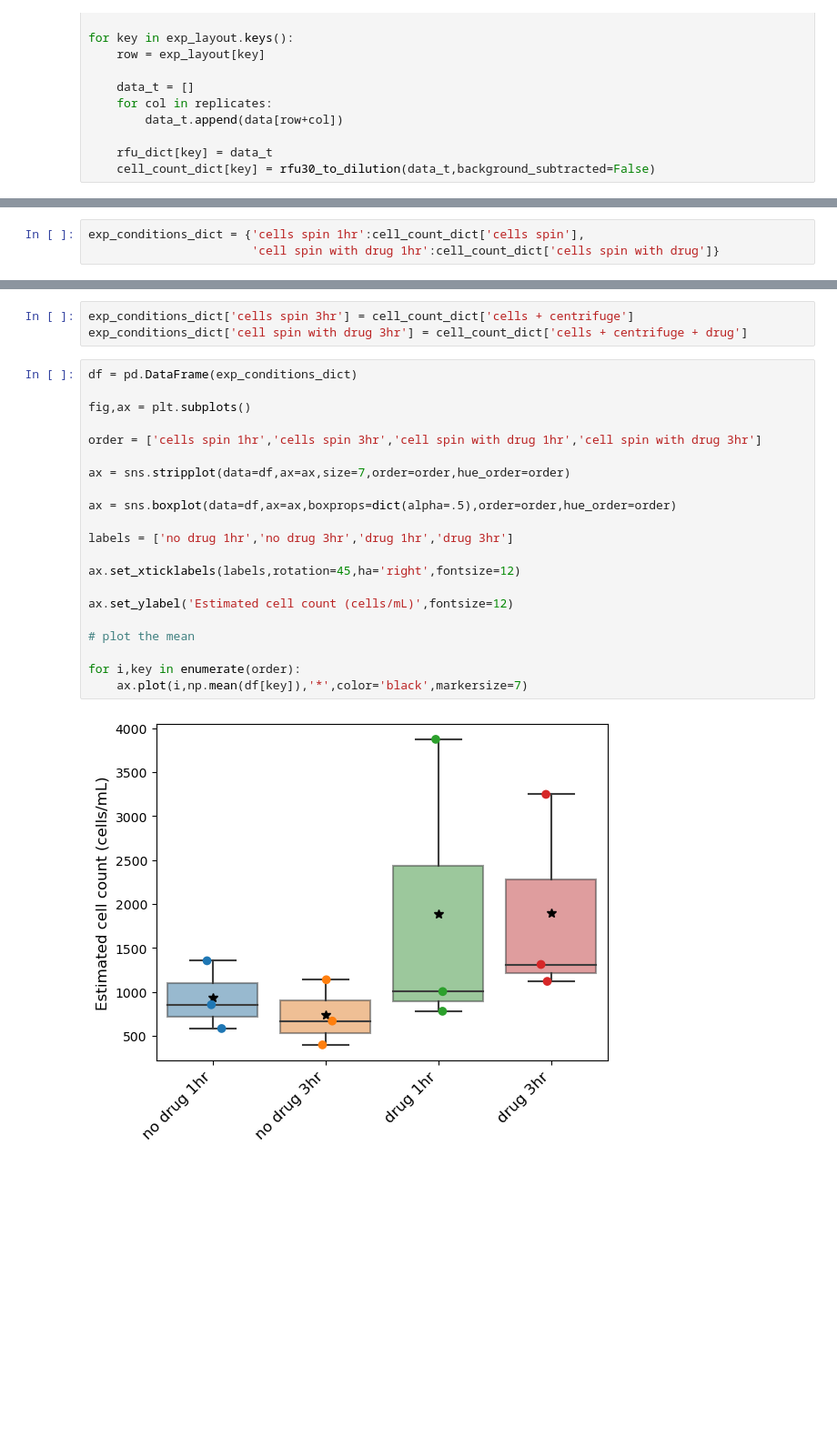
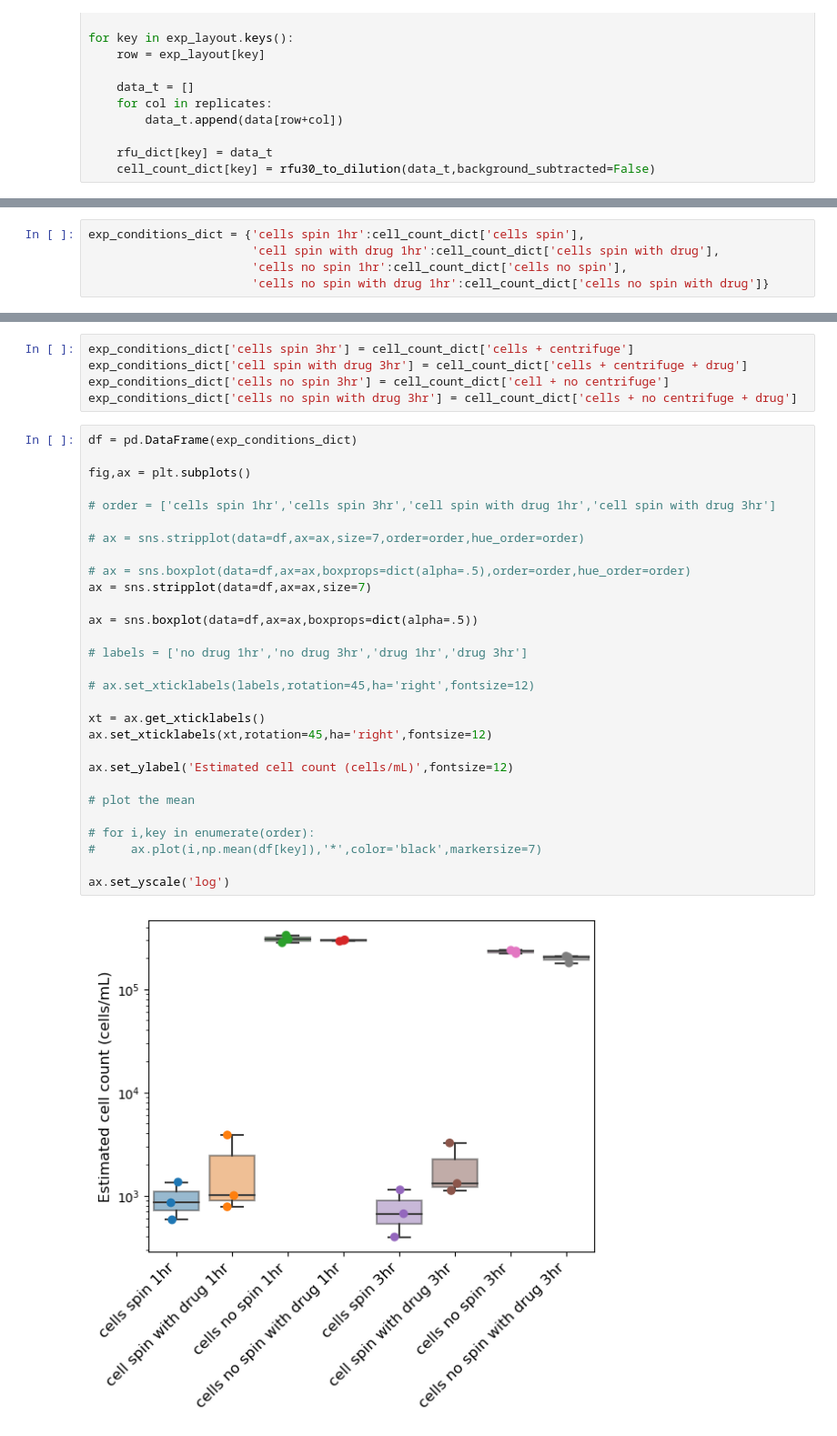
Before and after one commit to eshanking/time-kill-protocol, a Jupyter notebook: data/experiment_code/supernatant_validation.ipynb, the cells around one changed output, grey strips where cells are left out. Shown: that part at 91% size. Cells and saved outputs as stored; diff of their text form; blank space fills up the shorter version.

Commit message:
figure upates

```diff
--- a/data/experiment_code/supernatant_validation.ipynb
+++ b/data/experiment_code/supernatant_validation.ipynb
@@ -115,6 +115,8 @@ Text(0, 0.5, 'Estimated cell count (cells/mL)')
 # %%
 exp_conditions_dict = {'cells spin 1hr':cell_count_dict['cells spin'],
-                       'cell spin with drug 1hr':cell_count_dict['cells spin with drug']}
+                       'cell spin with drug 1hr':cell_count_dict['cells spin with drug'],
+                       'cells no spin 1hr':cell_count_dict['cells no spin'],
+                       'cells no spin with drug 1hr':cell_count_dict['cells no spin with drug']}
 # %%
 # 3 hr timepoint
 
@@ -174,26 +176,36 @@ Text(0.5, 1.0, '3 hr timepoint')
 # %%
 exp_conditions_dict['cells spin 3hr'] = cell_count_dict['cells + centrifuge']
 exp_conditions_dict['cell spin with drug 3hr'] = cell_count_dict['cells + centrifuge + drug']
+exp_conditions_dict['cells no spin 3hr'] = cell_count_dict['cell + no centrifuge']
+exp_conditions_dict['cells no spin with drug 3hr'] = cell_count_dict['cells + no centrifuge + drug']
 # %%
 df = pd.DataFrame(exp_conditions_dict)
 
 fig,ax = plt.subplots()
 
-order = ['cells spin 1hr','cells spin 3hr','cell spin with drug 1hr','cell spin with drug 3hr']
+# order = ['cells spin 1hr','cells spin 3hr','cell spin with drug 1hr','cell spin with drug 3hr']
 
-ax = sns.stripplot(data=df,ax=ax,size=7,order=order,hue_order=order)
+# ax = sns.stripplot(data=df,ax=ax,size=7,order=order,hue_order=order)
 
-ax = sns.boxplot(data=df,ax=ax,boxprops=dict(alpha=.5),order=order,hue_order=order)
+# ax = sns.boxplot(data=df,ax=ax,boxprops=dict(alpha=.5),order=order,hue_order=order)
+ax = sns.stripplot(data=df,ax=ax,size=7)
 
-labels = ['no drug 1hr','no drug 3hr','drug 1hr','drug 3hr']
+ax = sns.boxplot(data=df,ax=ax,boxprops=dict(alpha=.5))
 
-ax.set_xticklabels(labels,rotation=45,ha='right',fontsize=12)
+# labels = ['no drug 1hr','no drug 3hr','drug 1hr','drug 3hr']
+
+# ax.set_xticklabels(labels,rotation=45,ha='right',fontsize=12)
+
+xt = ax.get_xticklabels()
+ax.set_xticklabels(xt,rotation=45,ha='right',fontsize=12)
 
 ax.set_ylabel('Estimated cell count (cells/mL)',fontsize=12)
 
 # plot the mean
 
-for i,key in enumerate(order):
-    ax.plot(i,np.mean(df[key]),'*',color='black',markersize=7)
+# for i,key in enumerate(order):
+#     ax.plot(i,np.mean(df[key]),'*',color='black',markersize=7)
+
+ax.set_yscale('log')
 # %% [output]
-[figure, old version]
+[figure, new version]
```
Also changed, not shown: parts of 4 cells of this notebook, 3 other files.
